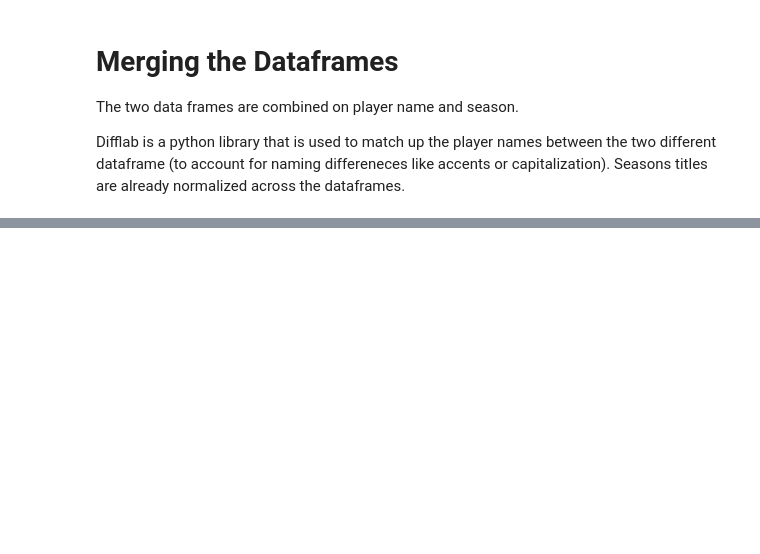
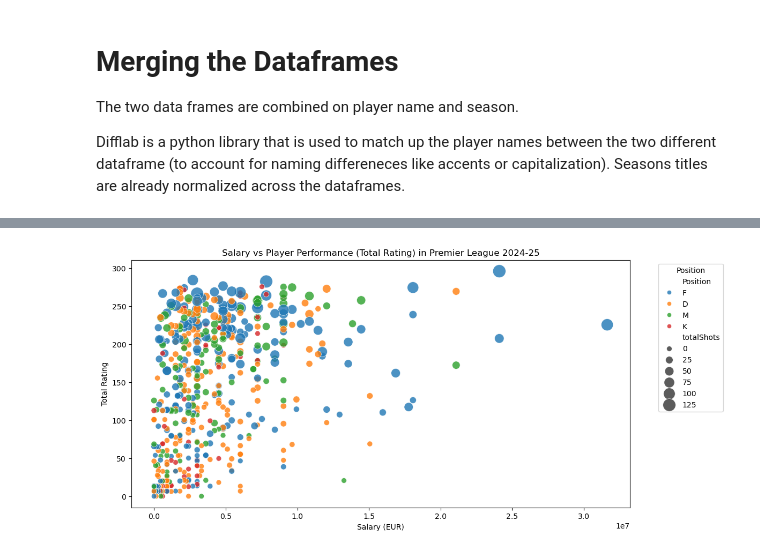
Before and after one commit to uic-cs418/group-project-beyond-the-bears, a Jupyter notebook: Project.ipynb, the cells around one changed output, grey strips where cells are left out. Drawn from its saved outputs; the diff is of its cells as text; code cells hidden in the pictures; blank space fills up the shorter version.

Commit message:
Update Project.ipynb with added visualization

```diff
--- a/Project.ipynb
+++ b/Project.ipynb
@@ -126,6 +131,8 @@ Difflab is a python library that is used to match up the player names between th
 from merge_functions import build_master_dataset
 
 # Build the final dataset
+seasons = ['2024-25']  # or multiple: ['2022-23', '2023-24', '2024-25']
+master_df = scrape_capology_multiple_seasons(seasons)
 combined_df = build_master_dataset(master_df, sofa_df)
 
 # Display the results
@@ -146,3 +159,27 @@ Total Columns: 106
 | 3 | 2024-25 | Virgil van Dijk | 21084179.0 | D | 33 | Liverpool | 107 | 0 | ... |
 | 4 | 2024-25 | Casemiro | 21084179.0 | M | 32 | Manchester United | 69 | 8 | ... |
 5 rows × 106 columns
+# %%
+import matplotlib.pyplot as plt
+import seaborn as sns
+
+
+
+plt.figure(figsize=(12,6))
+sns.scatterplot(
+    data=combined_df,
+    x="Salary (EUR)",
+    y="totalRating",
+    hue="Position",
+    size="totalShots",  # optional: highlights offensive contribution
+    sizes=(50, 300),
+    palette="tab10",
+    alpha=0.8
+)
+plt.title("Salary vs Player Performance (Total Rating) in Premier League 2024-25")
+plt.xlabel("Salary (EUR)")
+plt.ylabel("Total Rating")
+plt.legend(title="Position", bbox_to_anchor=(1.05, 1), loc='upper left')
+plt.show()
+# %% [output]
+[figure, added]
```
Also changed, not shown: parts of 4 cells of this notebook.
